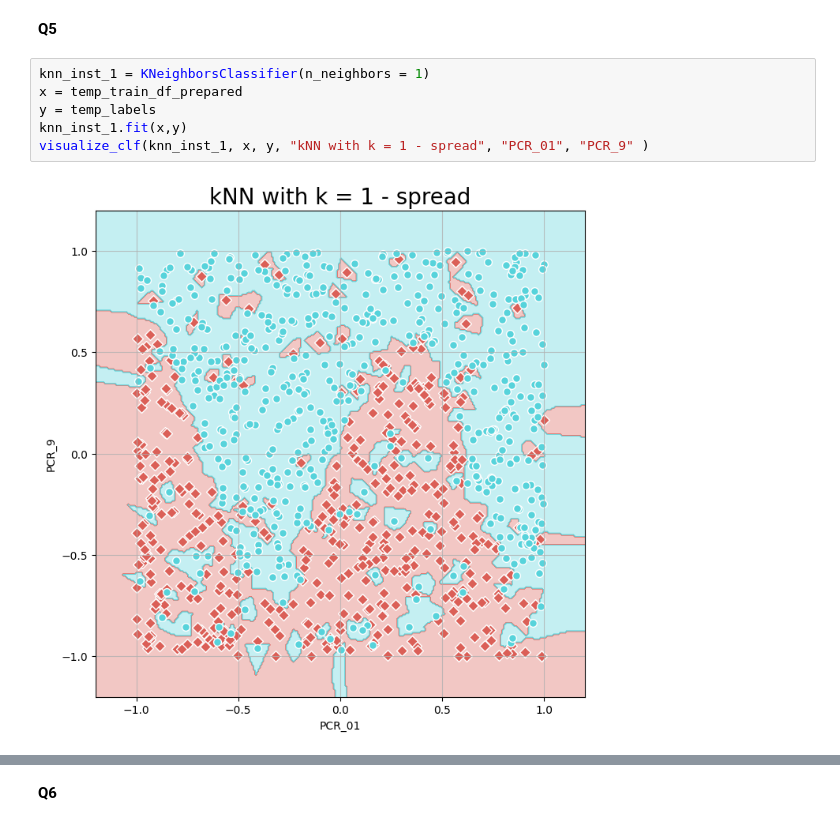
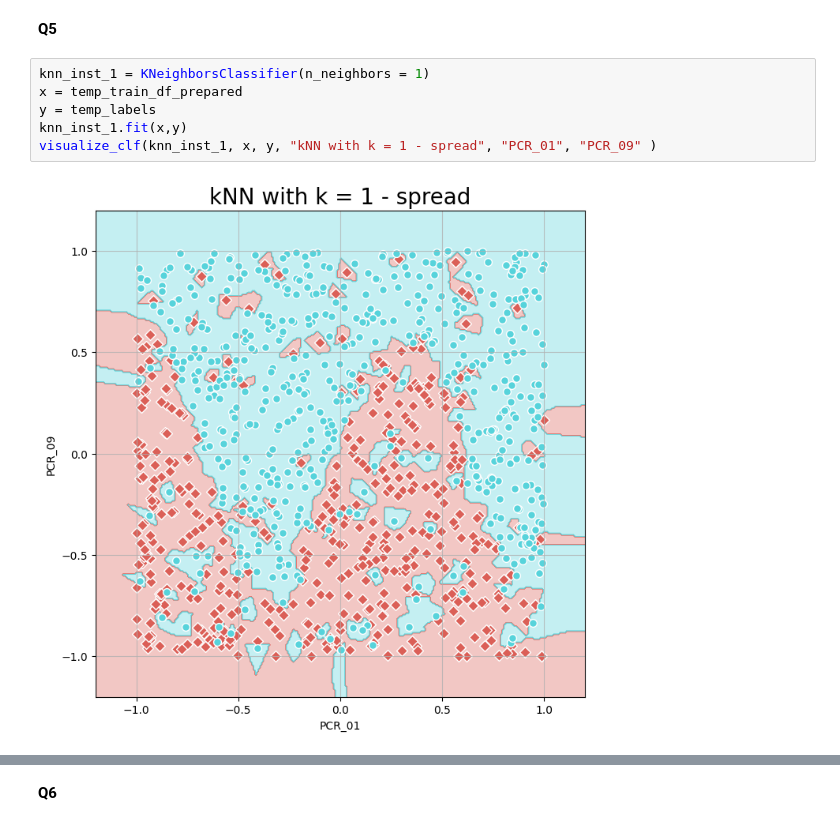
Before and after one commit to JohnHakatan/HW2_ML, a Jupyter notebook: HW2_major.ipynb, the cells around one changed output, grey strips where cells are left out. Drawn from its saved outputs; the diff is of its cells as text.

```diff
--- a/HW2_major.ipynb
+++ b/HW2_major.ipynb
@@ -103,11 +103,11 @@ visualize_clf(knn_inst_9, x, y, "kNN with k = 9 - spread", "PCR_01", "PCR_9" )
 # %%
 knn_inst_1 = KNeighborsClassifier(n_neighbors = 1)
 x = temp_train_df_prepared
 y = temp_labels
 knn_inst_1.fit(x,y)
-visualize_clf(knn_inst_1, x, y, "kNN with k = 1 - spread", "PCR_01", "PCR_9" )
+visualize_clf(knn_inst_1, x, y, "kNN with k = 1 - spread", "PCR_01", "PCR_09" )
 # %% [output]
-[figure, old version]
+[figure, new version]
 # %%
 knn_inst_501 = KNeighborsClassifier(n_neighbors = 501)
 x = temp_train_df_prepared
```
Also changed, not shown: parts of 8 cells of this notebook.
